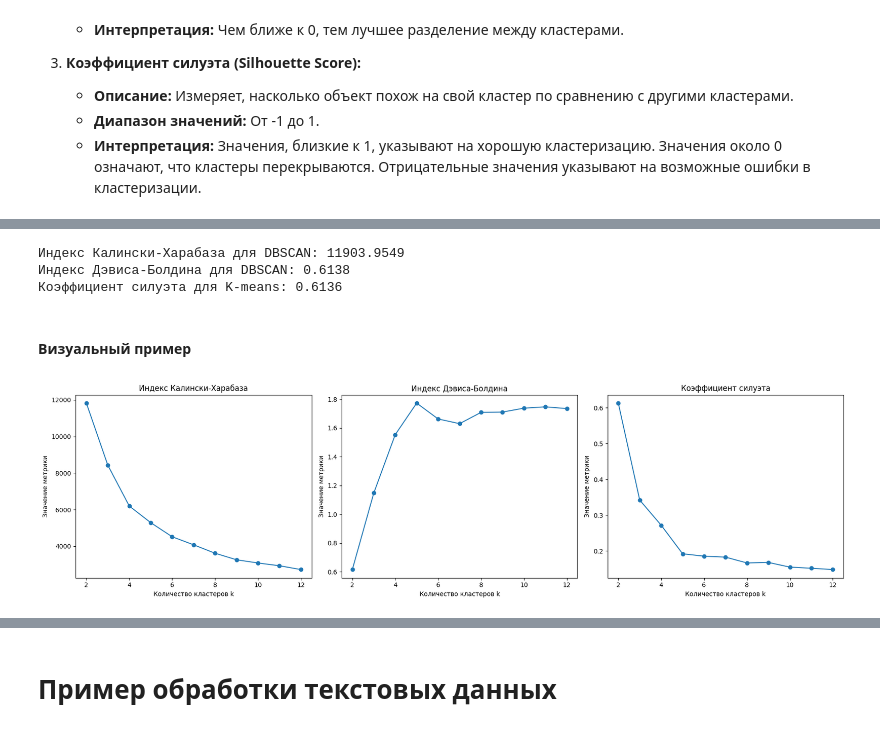
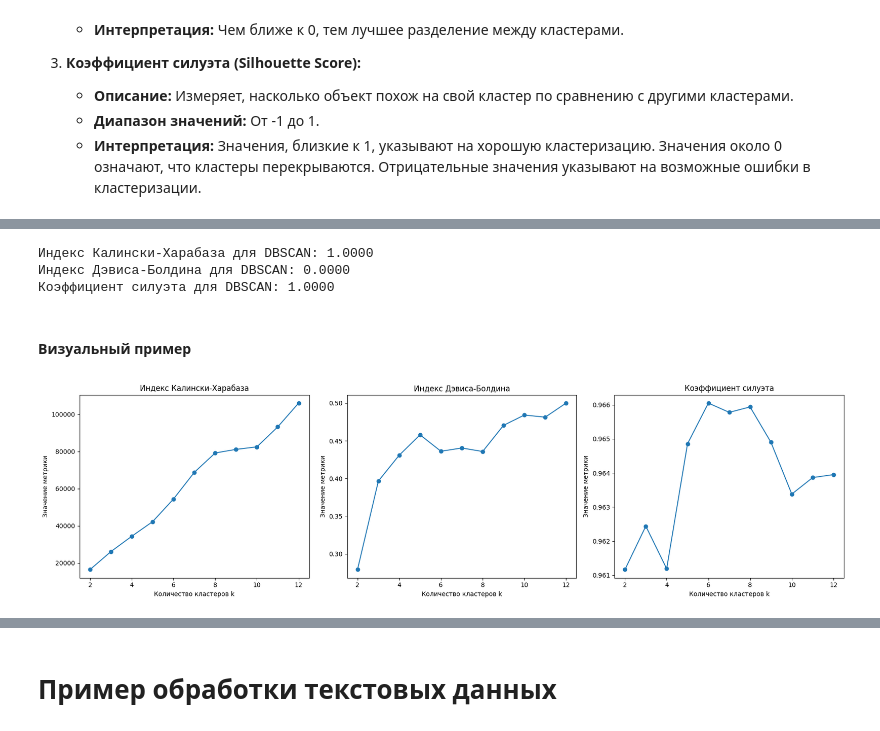
Before and after one commit to daniilwithangelic/laba-in-car-obychen, a Jupyter notebook: Практика_6_income.ipynb, the cells around one changed output, grey strips where cells are left out. Cells and saved outputs as stored; diff of their text form; code cells hidden in the pictures.

```diff
--- a/Практика_6_income.ipynb
+++ b/Практика_6_income.ipynb
@@ -375,7 +375,7 @@ from sklearn.cluster import KMeans
 from sklearn.metrics import silhouette_score
 
 # Определяем количество кластеров k
-k = 3  # Вы можете изменить это значение в соответствии с вашими данными
+k = 12 # Вы можете изменить это значение в соответствии с вашими данными
 
 # Создаем и обучаем модель KMeans
 kmeans = KMeans(n_clusters=k, random_state=42)
@@ -683,15 +885,20 @@ print(f"Коэффициент силуэта для K-means: {sh_score_kmeans:.
 # %%
 from sklearn.metrics import calinski_harabasz_score, davies_bouldin_score
 
+# Удаление ненужных столбцов (например, текстовых)
+df_numeric = df.select_dtypes(include=[np.number])  # Оставляем только числовые столбцы
+
+# Параметры DBSCAN
 eps = 0.5
 min_samples = 5
 
+# Кластеризация DBSCAN
 dbscan = DBSCAN(eps=eps, min_samples=min_samples)
-labels_dbscan = dbscan.fit_predict(df)
+labels_dbscan = dbscan.fit_predict(df_numeric)  # Используйте df_numeric вместо df
 
 # Исключаем шумовые точки (метки -1)
 mask = labels_dbscan != -1
-df_scaled_dbscan = df[mask]
+df_scaled_dbscan = df_numeric[mask]
 labels_dbscan_filtered = labels_dbscan[mask]
 
 # Проверяем, есть ли достаточное количество кластеров для расчета метрик
@@ -710,12 +917,15 @@ if len(set(labels_dbscan_filtered)) > 1:
 else:
     print("Недостаточно кластеров для вычисления метрик для DBSCAN.")
 # %% [output]
-Индекс Калински-Харабаза для DBSCAN: 11903.9549
-Индекс Дэвиса-Болдина для DBSCAN: 0.6138
-Коэффициент силуэта для K-means: 0.6136
+Индекс Калински-Харабаза для DBSCAN: 1.0000
+Индекс Дэвиса-Болдина для DBSCAN: 0.0000
+Коэффициент силуэта для DBSCAN: 1.0000
 # %% [markdown]
 #### Визуальный пример
 # %%
+# Удаление ненужных столбцов (например, текстовых)
+df_numeric = df.select_dtypes(include=[np.number])  # Оставляем только числовые столбцы
+
 # Диапазон значений k
 k_range = range(2, 13)
 
@@ -727,43 +937,43 @@ silhouette_scores = []
 for k in k_range:
     # Создаем и обучаем модель KMeans
     kmeans = KMeans(n_clusters=k, random_state=42)
-    labels = kmeans.fit_predict(df)
+    labels = kmeans.fit_predict(df_numeric)  # Используем df_numeric вместо df
 
     # Вычисляем метрики
-    ch_score = calinski_harabasz_score(df, labels)
-    db_score = davies_bouldin_score(df, labels)
-    silhouette_avg = silhouette_score(df, labels)
+    ch_score = calinski_harabasz_score(df_numeric, labels)
+    db_score = davies_bouldin_score(df_numeric, labels)
+    silhouette_avg = silhouette_score(df_numeric, labels)
 
     # Сохраняем метрики
     ch_scores.append(ch_score)
     db_scores.append(db_score)
     silhouette_scores.append(silhouette_avg)
 
 # Построение графиков
 plt.figure(figsize=(18, 5))
 
 # График Индекса Калински-Харабаза
 plt.subplot(1, 3, 1)
 plt.plot(k_range, ch_scores, marker='o')
 plt.title('Индекс Калински-Харабаза')
 plt.xlabel('Количество кластеров k')
 plt.ylabel('Значение метрики')
 
 # График Индекса Дэвиса-Болдина
 plt.subplot(1, 3, 2)
 plt.plot(k_range, db_scores, marker='o')
 plt.title('Индекс Дэвиса-Болдина')
 plt.xlabel('Количество кластеров k')
 plt.ylabel('Значение метрики')
 
 # График Коэффициента силуэта
 plt.subplot(1, 3, 3)
 plt.plot(k_range, silhouette_scores, marker='o')
 plt.title('Коэффициент силуэта')
 plt.xlabel('Количество кластеров k')
 plt.ylabel('Значение метрики')
 
 plt.tight_layout()
 plt.show()
 # %% [output]
-[figure, old version]
+[figure, new version]
```
Also changed, not shown: parts of 9 cells of this notebook.
